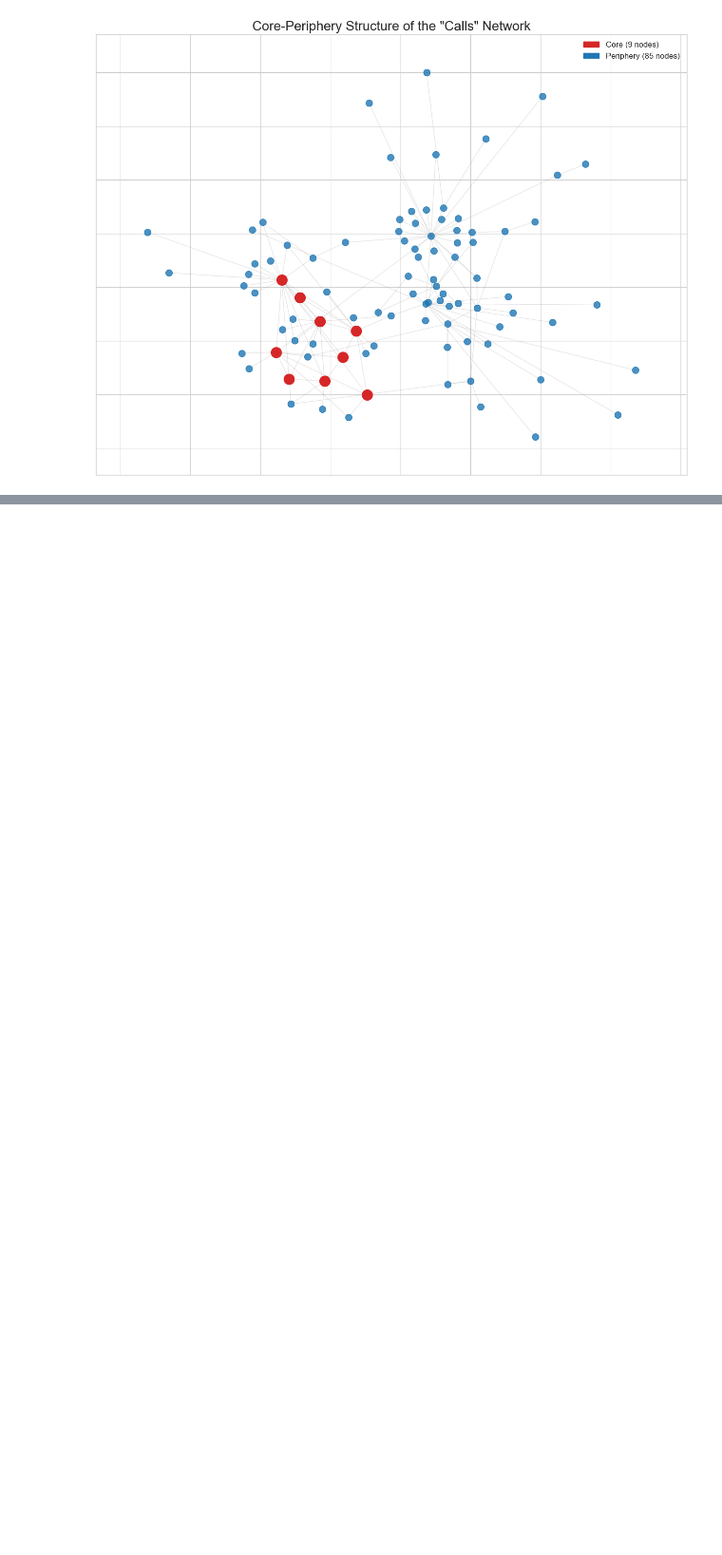
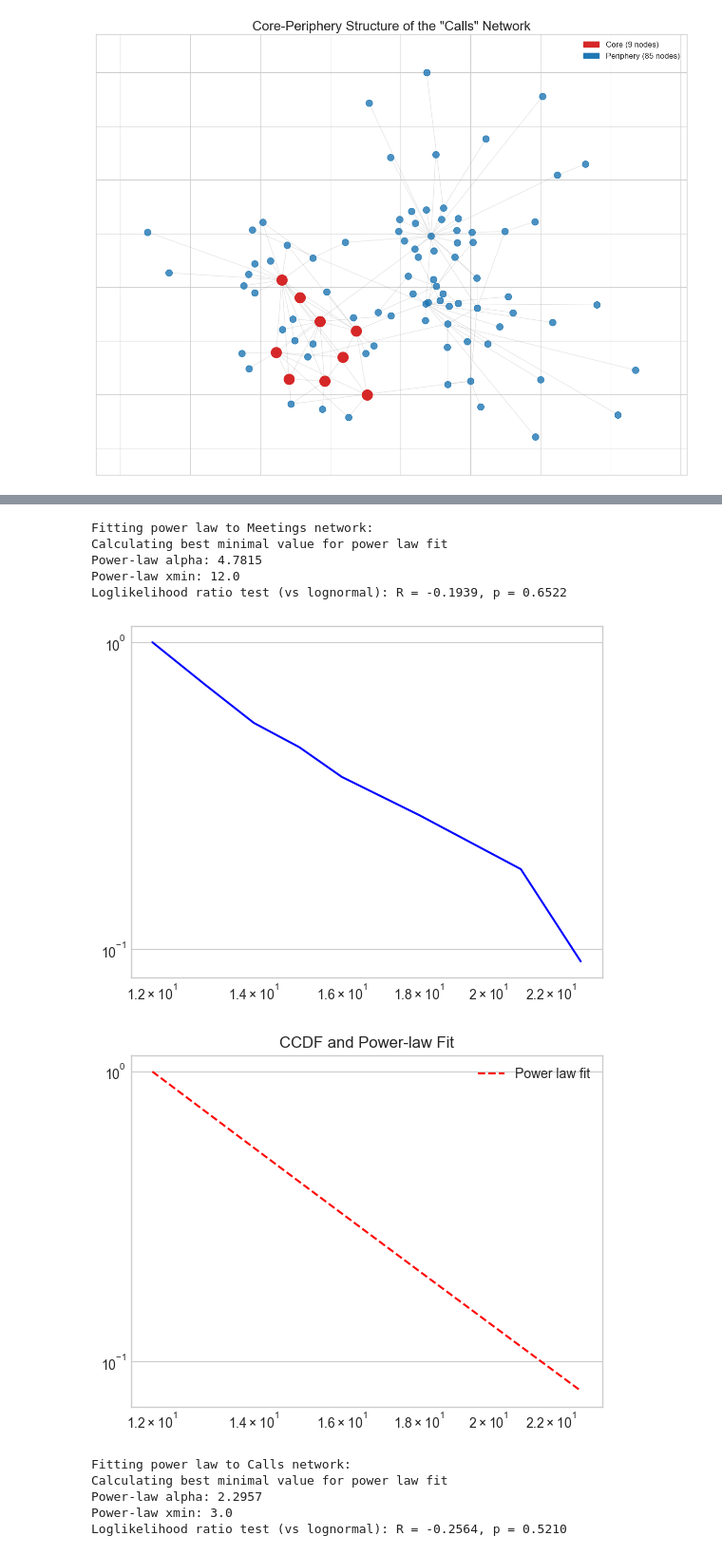
Before and after one commit to Lasagnos/SNProject, a Jupyter notebook: Project.ipynb, the cells around one changed output, grey strips where cells are left out. Shown at 95% size. Cells and saved outputs as stored; diff of their text form; code cells hidden in the pictures; blank space fills up the shorter version.

```diff
--- a/Project.ipynb
+++ b/Project.ipynb
@@ -1276,0 +1308,34 @@ if df_core_calls is not None:
+# %%
+import powerlaw # pip install powerlaw
+
+def fit_power_law(G):
+    degrees = [d for _, d in G.degree()]
+    fit = powerlaw.Fit(degrees, discrete=True)
+    print(f"Power-law alpha: {fit.power_law.alpha:.4f}")
+    print(f"Power-law xmin: {fit.power_law.xmin}")
+    R, p = fit.distribution_compare('power_law', 'lognormal')
+    print(f"Loglikelihood ratio test (vs lognormal): R = {R:.4f}, p = {p:.4f}")
+    fit.plot_ccdf(color='blue', label='Empirical')
+    fit.power_law.plot_ccdf(color='red', linestyle='--', label='Power law fit')
+    plt.legend()
+    plt.title('CCDF and Power-law Fit')
+    plt.show()
+
+# Example:
+print("Fitting power law to Meetings network:")
+fit_power_law(G_meetings)
+print("Fitting power law to Calls network:")
+fit_power_law(G_calls)
+# %% [output]
+Fitting power law to Meetings network:
+Calculating best minimal value for power law fit
+Power-law alpha: 4.7815
+Power-law xmin: 12.0
+Loglikelihood ratio test (vs lognormal): R = -0.1939, p = 0.6522
+[figure, added]
+[figure, added]
+Fitting power law to Calls network:
+Calculating best minimal value for power law fit
+Power-law alpha: 2.2957
+Power-law xmin: 3.0
+Loglikelihood ratio test (vs lognormal): R = -0.2564, p = 0.5210
```
Also changed, not shown: parts of 9 cells of this notebook.
